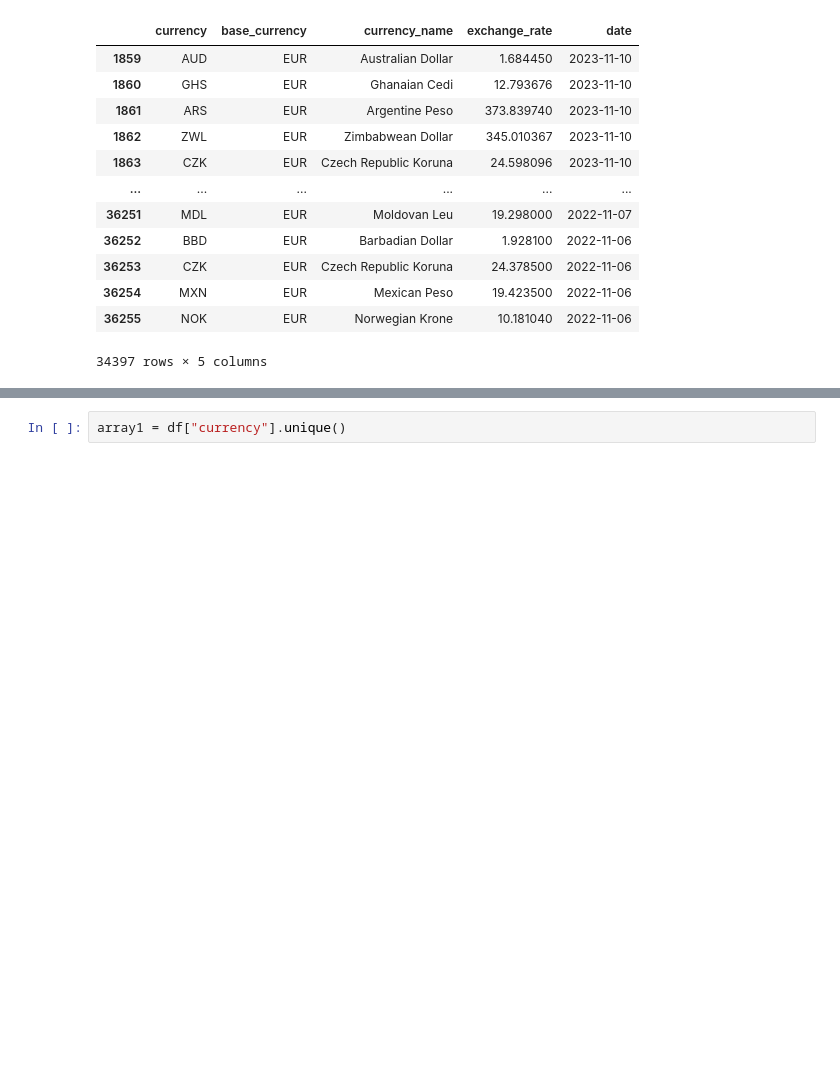
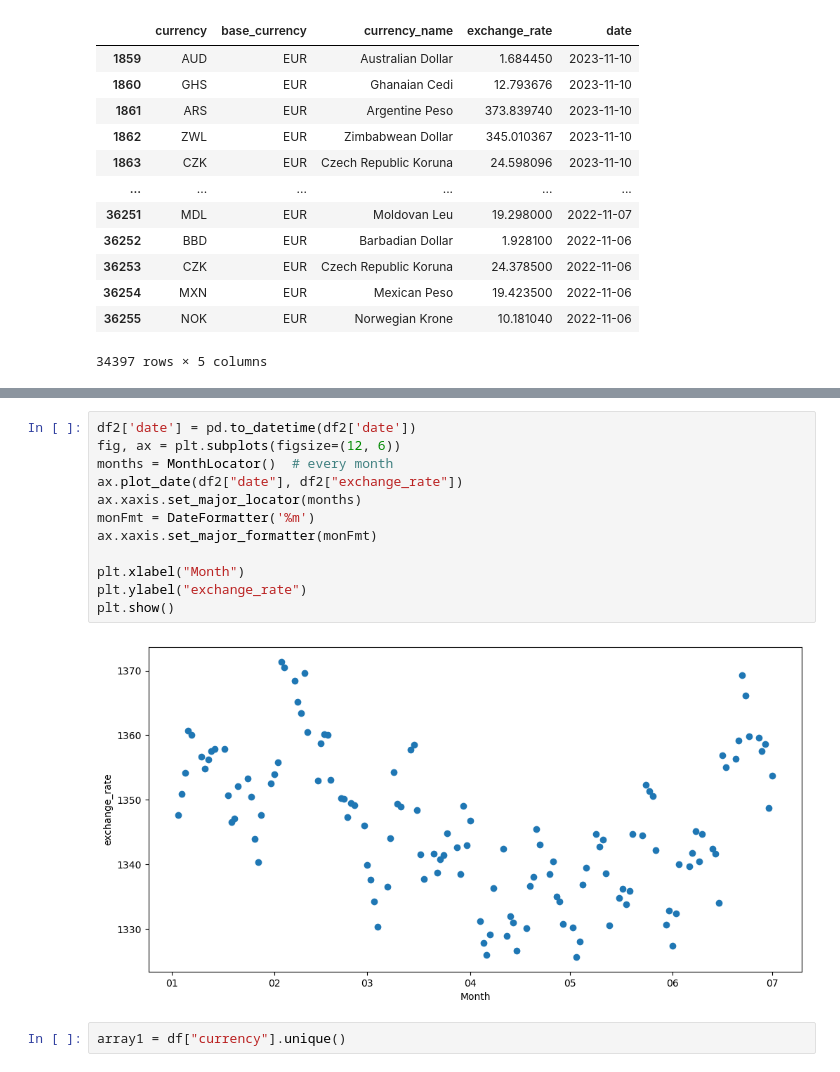
Before and after one commit to Yeomdongsu/YH-semi_final-forex-exchange-rate, a Jupyter notebook: forex_exchange_rate.ipynb, the cells around one changed output, grey strips where cells are left out. Drawn from its saved outputs; the diff is of its cells as text; blank space fills up the shorter version.

```diff
--- a/forex_exchange_rate.ipynb
+++ b/forex_exchange_rate.ipynb
@@ -230,3 +267,17 @@ plt.show()
+# %%
+df2['date'] = pd.to_datetime(df2['date'])
+fig, ax = plt.subplots(figsize=(12, 6))
+months = MonthLocator()  # every month
+ax.plot_date(df2["date"], df2["exchange_rate"])
+ax.xaxis.set_major_locator(months)
+monFmt = DateFormatter('%m')
+ax.xaxis.set_major_formatter(monFmt)
+
+plt.xlabel("Month")
+plt.ylabel("exchange_rate")
+plt.show()
+# %% [output]
+[figure, added]
 # %%
 array1 = df["currency"].unique()
 # %%
```
Also changed, not shown: parts of 62 cells of this notebook, 3 other files.
